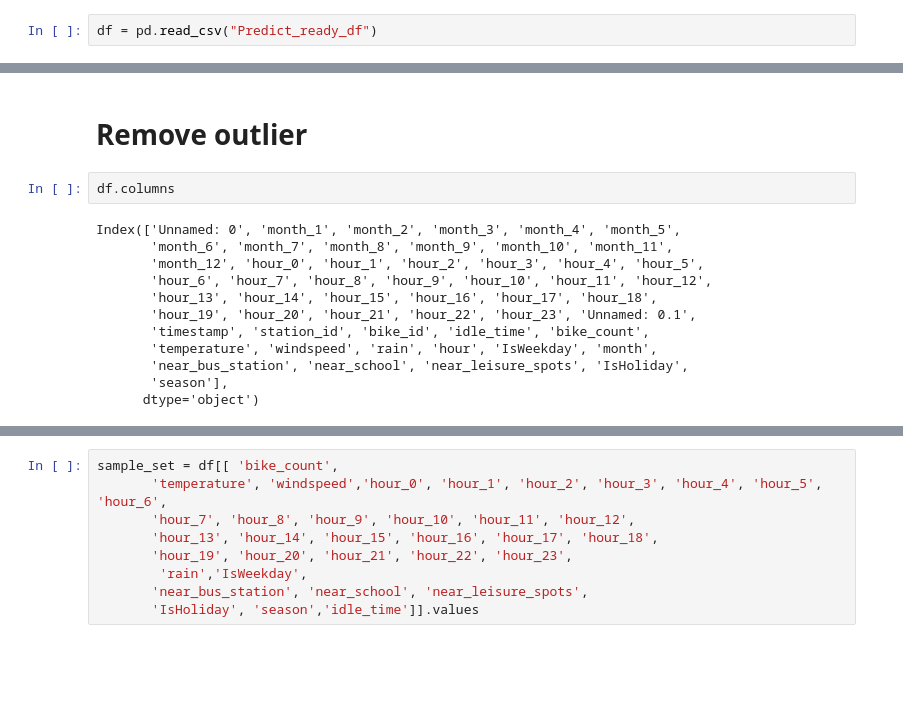
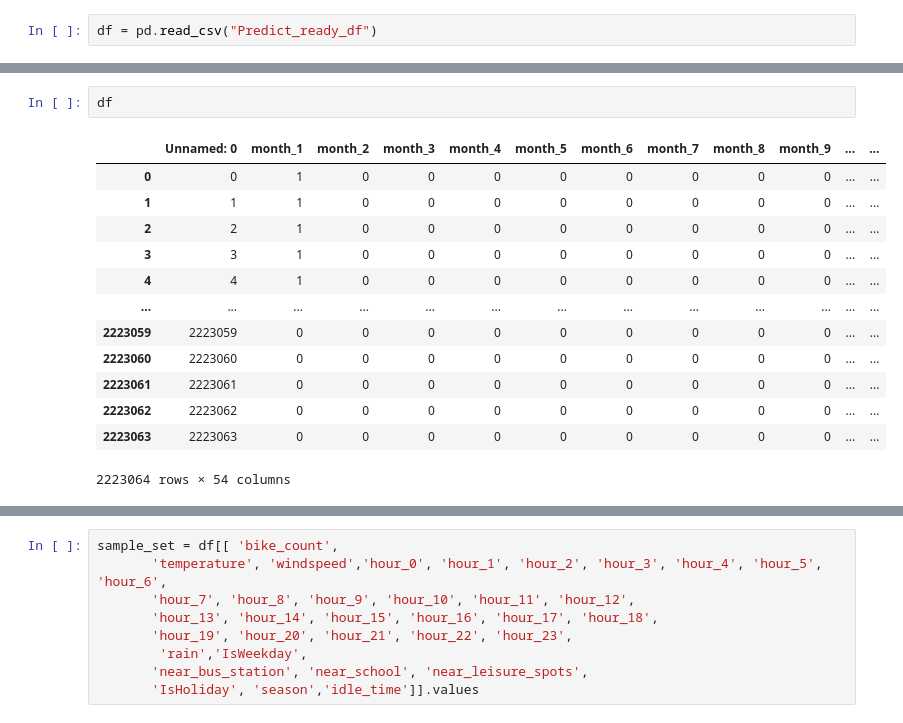
Before and after one commit to Ppkhanh/The-Learning-Machines, a Jupyter notebook: Prediction.ipynb, the cells around one changed output, grey strips where cells are left out. Drawn from its saved outputs; the diff is of its cells as text; blank space fills up the shorter version.

```diff
--- a/Prediction.ipynb
+++ b/Prediction.ipynb
@@ -39,16 +19,16 @@ df = pd.read_csv("Predict_ready_df")
-# %% [markdown]
-# Remove outlier
 # %%
-df.columns
+df
 # %% [output]
+|  | Unnamed: 0 | month_1 | month_2 | month_3 | month_4 | month_5 | month_6 | month_7 | month_8 | month_9 | ... | ... |
+| 0 | 0 | 1 | 0 | 0 | 0 | 0 | 0 | 0 | 0 | 0 | ... | ... |
+| 1 | 1 | 1 | 0 | 0 | 0 | 0 | 0 | 0 | 0 | 0 | ... | ... |
+| 2 | 2 | 1 | 0 | 0 | 0 | 0 | 0 | 0 | 0 | 0 | ... | ... |
+| 3 | 3 | 1 | 0 | 0 | 0 | 0 | 0 | 0 | 0 | 0 | ... | ... |
+| 4 | 4 | 1 | 0 | 0 | 0 | 0 | 0 | 0 | 0 | 0 | ... | ... |
+| ... | ... | ... | ... | ... | ... | ... | ... | ... | ... | ... | ... | ... |
+| 2223059 | 2223059 | 0 | 0 | 0 | 0 | 0 | 0 | 0 | 0 | 0 | ... | ... |
+| 2223060 | 2223060 | 0 | 0 | 0 | 0 | 0 | 0 | 0 | 0 | 0 | ... | ... |
+| 2223061 | 2223061 | 0 | 0 | 0 | 0 | 0 | 0 | 0 | 0 | 0 | ... | ... |
+| 2223062 | 2223062 | 0 | 0 | 0 | 0 | 0 | 0 | 0 | 0 | 0 | ... | ... |
+| 2223063 | 2223063 | 0 | 0 | 0 | 0 | 0 | 0 | 0 | 0 | 0 | ... | ... |
-Index(['Unnamed: 0', 'month_1', 'month_2', 'month_3', 'month_4', 'month_5',
-       'month_6', 'month_7', 'month_8', 'month_9', 'month_10', 'month_11',
-       'month_12', 'hour_0', 'hour_1', 'hour_2', 'hour_3', 'hour_4', 'hour_5',
-       'hour_6', 'hour_7', 'hour_8', 'hour_9', 'hour_10', 'hour_11', 'hour_12',
-       'hour_13', 'hour_14', 'hour_15', 'hour_16', 'hour_17', 'hour_18',
-       'hour_19', 'hour_20', 'hour_21', 'hour_22', 'hour_23', 'Unnamed: 0.1',
-       'timestamp', 'station_id', 'bike_id', 'idle_time', 'bike_count',
-       'temperature', 'windspeed', 'rain', 'hour', 'IsWeekday', 'month',
-       'near_bus_station', 'near_school', 'near_leisure_spots', 'IsHoliday',
-       'season'],
-      dtype='object')
+2223064 rows × 54 columns
```
Also changed, not shown: parts of 28 cells of this notebook, 1 other file.
